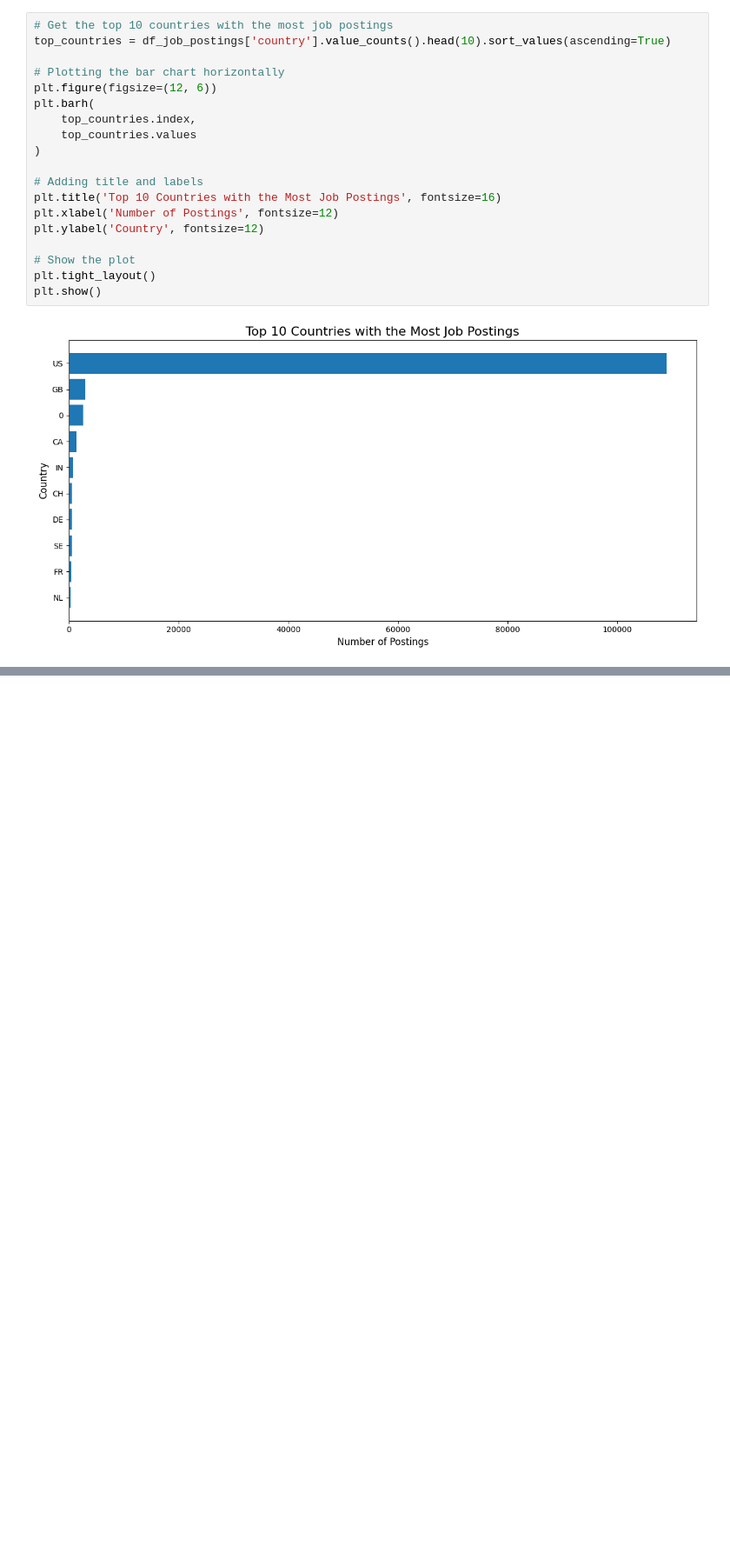
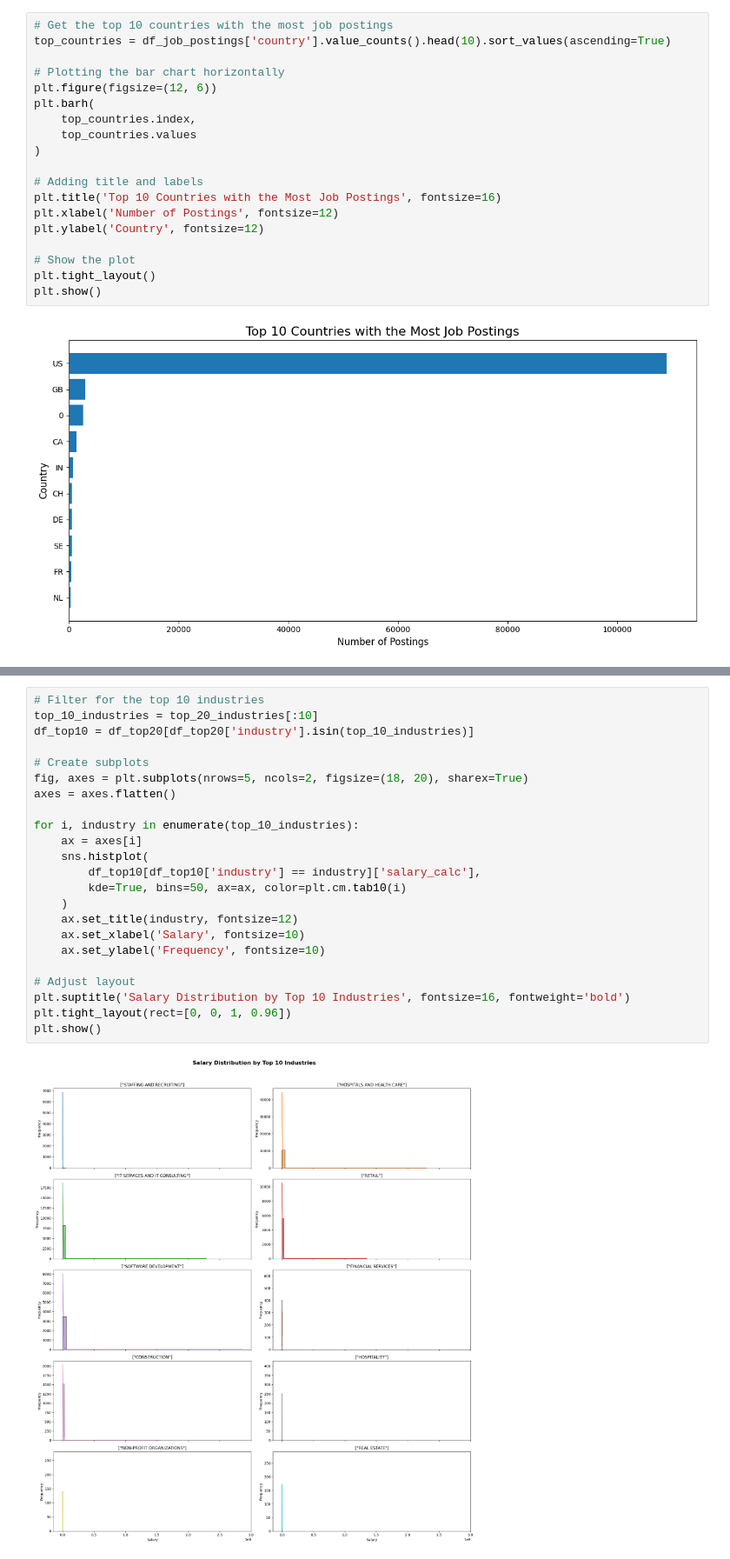
Before and after one commit to atharva-h-m/LinkedIn-Job-Postings, a Jupyter notebook: notebooks/03-EDA.ipynb, the cells around one changed output, grey strips where cells are left out. Shown at 87% size. Drawn from its saved outputs; the diff is of its cells as text; blank space fills up the shorter version.

```diff
--- a/notebooks/03-EDA.ipynb
+++ b/notebooks/03-EDA.ipynb
@@ -326,0 +412,25 @@ plt.show()
+# %%
+# Filter for the top 10 industries
+top_10_industries = top_20_industries[:10]
+df_top10 = df_top20[df_top20['industry'].isin(top_10_industries)]
+
+# Create subplots
+fig, axes = plt.subplots(nrows=5, ncols=2, figsize=(18, 20), sharex=True)
+axes = axes.flatten()
+
+for i, industry in enumerate(top_10_industries):
+    ax = axes[i]
+    sns.histplot(
+        df_top10[df_top10['industry'] == industry]['salary_calc'],
+        kde=True, bins=50, ax=ax, color=plt.cm.tab10(i)
+    )
+    ax.set_title(industry, fontsize=12)
+    ax.set_xlabel('Salary', fontsize=10)
+    ax.set_ylabel('Frequency', fontsize=10)
+
+# Adjust layout
+plt.suptitle('Salary Distribution by Top 10 Industries', fontsize=16, fontweight='bold')
+plt.tight_layout(rect=[0, 0, 1, 0.96])
+plt.show()
+# %% [output]
+[figure, added]
```
Also changed, not shown: parts of 7 cells of this notebook, 1 other file.
